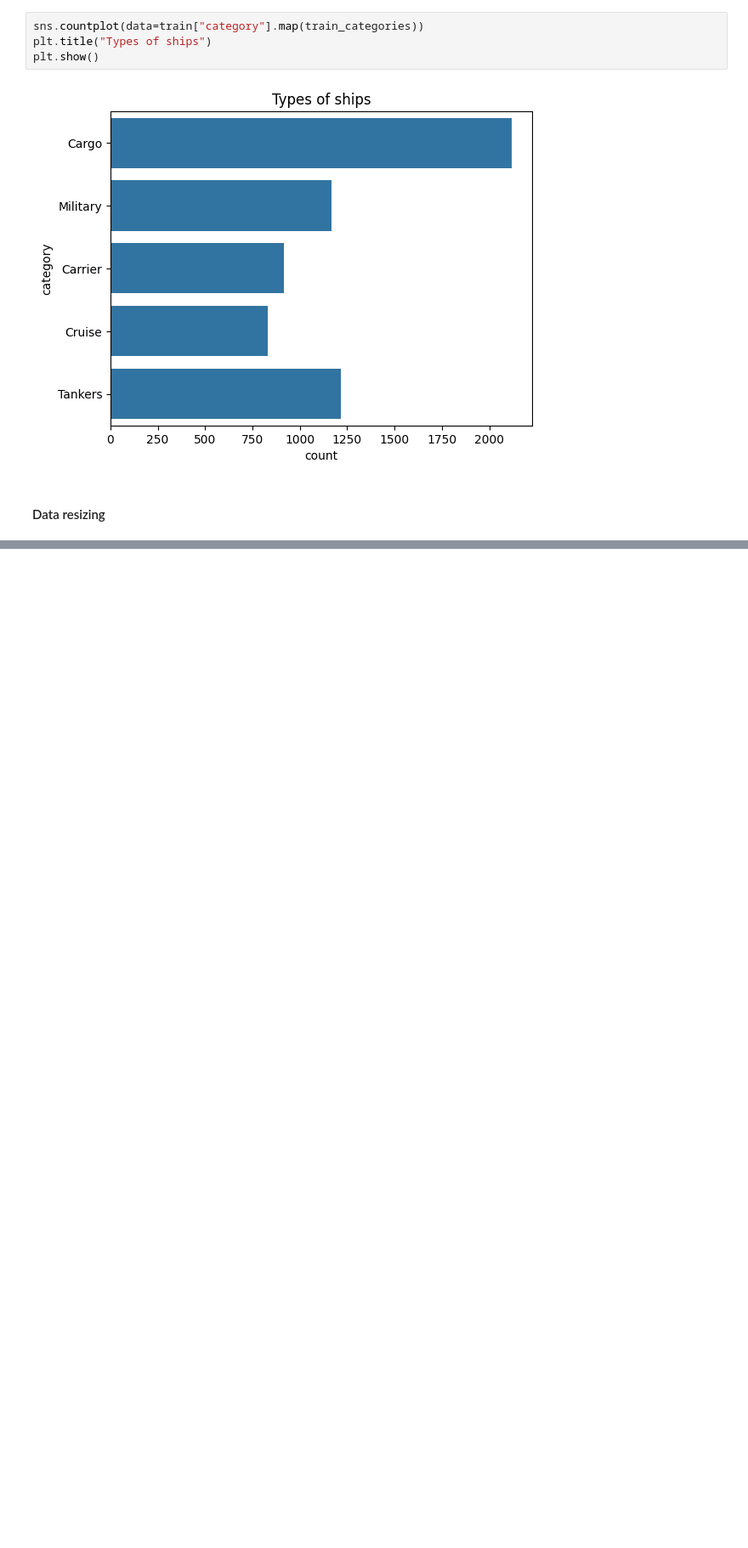
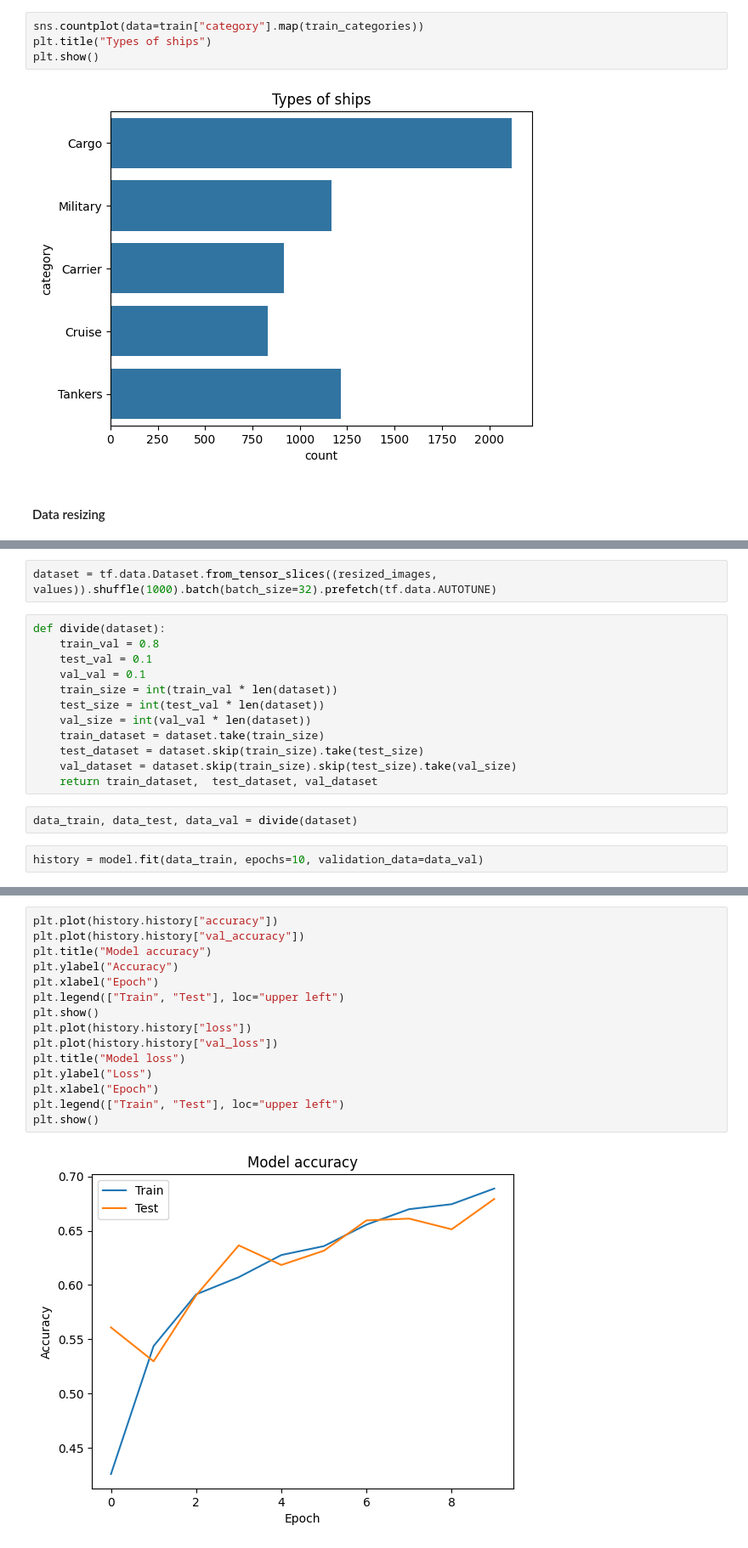
Before and after one commit to GamerGbesh/ship_cnn_classification, a Jupyter notebook: ships.ipynb, the cells around one changed output, grey strips where cells are left out. Shown at 85% size. Drawn from its saved outputs; the diff is of its cells as text; blank space fills up the shorter version.

Commit message:
Implemented batching

```diff
--- a/ships.ipynb
+++ b/ships.ipynb
@@ -76,0 +151,18 @@ for image in train["image"]:
+# %%
+dataset = tf.data.Dataset.from_tensor_slices((resized_images, values)).shuffle(1000).batch(batch_size=32).prefetch(tf.data.AUTOTUNE)
+# %%
+def divide(dataset):
+    train_val = 0.8
+    test_val = 0.1
+    val_val = 0.1
+    train_size = int(train_val * len(dataset))
+    test_size = int(test_val * len(dataset))
+    val_size = int(val_val * len(dataset))
+    train_dataset = dataset.take(train_size)
+    test_dataset = dataset.skip(train_size).take(test_size)
+    val_dataset = dataset.skip(train_size).skip(test_size).take(val_size)
+    return train_dataset,  test_dataset, val_dataset
+# %%
+data_train, data_test, data_val = divide(dataset)
+# %%
+history = model.fit(data_train, epochs=10, validation_data=data_val)
@@ -76,0 +190,17 @@ for image in train["image"]:
+# %%
+plt.plot(history.history["accuracy"])
+plt.plot(history.history["val_accuracy"])
+plt.title("Model accuracy")
+plt.ylabel("Accuracy")
+plt.xlabel("Epoch")
+plt.legend(["Train", "Test"], loc="upper left")
+plt.show()
+plt.plot(history.history["loss"])
+plt.plot(history.history["val_loss"])
+plt.title("Model loss")
+plt.ylabel("Loss")
+plt.xlabel("Epoch")
+plt.legend(["Train", "Test"], loc="upper left")
+plt.show()
+# %% [output]
+[figure, added]
```
Also changed, not shown: parts of 13 cells of this notebook.
